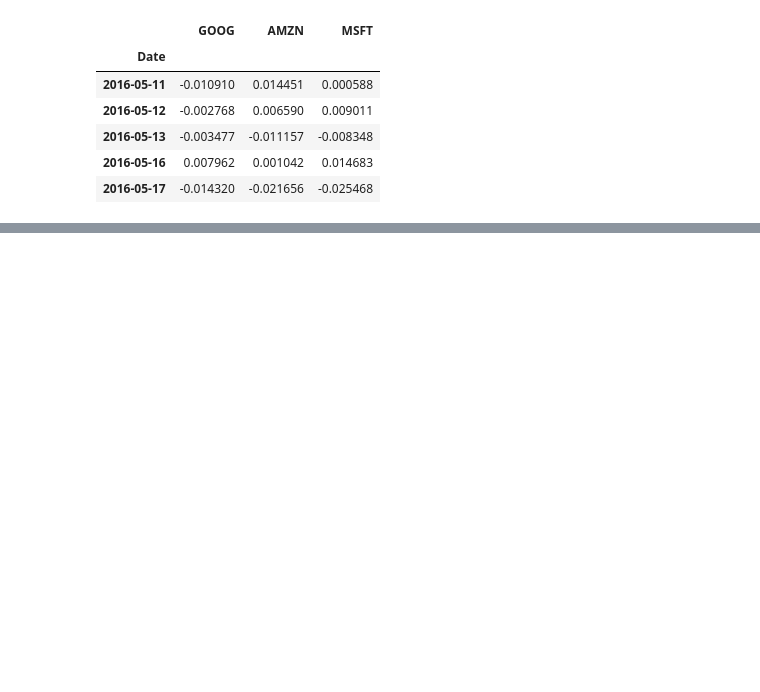
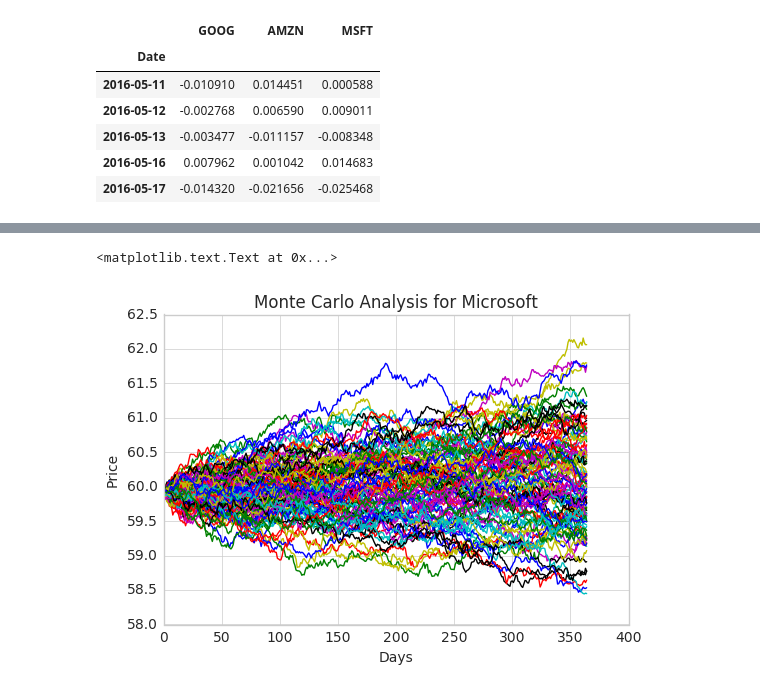
Before and after one commit to mohammadmaaz/datasciencefast, a Jupyter notebook: Big Data/Stock Prediction.ipynb, the cells around one changed output, grey strips where cells are left out. Cells and saved outputs as stored; diff of their text form; code cells hidden in the pictures; blank space fills up the shorter version.

```diff
--- a/Big Data/Stock Prediction.ipynb
+++ b/Big Data/Stock Prediction.ipynb
@@ -347,0 +372,12 @@ def stock_monte_carlo(start_price,days,mu,sigma):
+# %%
+start_price = 59.94
+
+for run in range(100):
+    plt.plot(stock_monte_carlo(start_price, days, mu, sigma))
+
+plt.xlabel("Days")
+plt.ylabel("Price")
+plt.title('Monte Carlo Analysis for Microsoft')
+# %% [output]
+<matplotlib.text.Text at 0x...>
+[figure, added]
```
Also changed, not shown: parts of 8 cells of this notebook.
